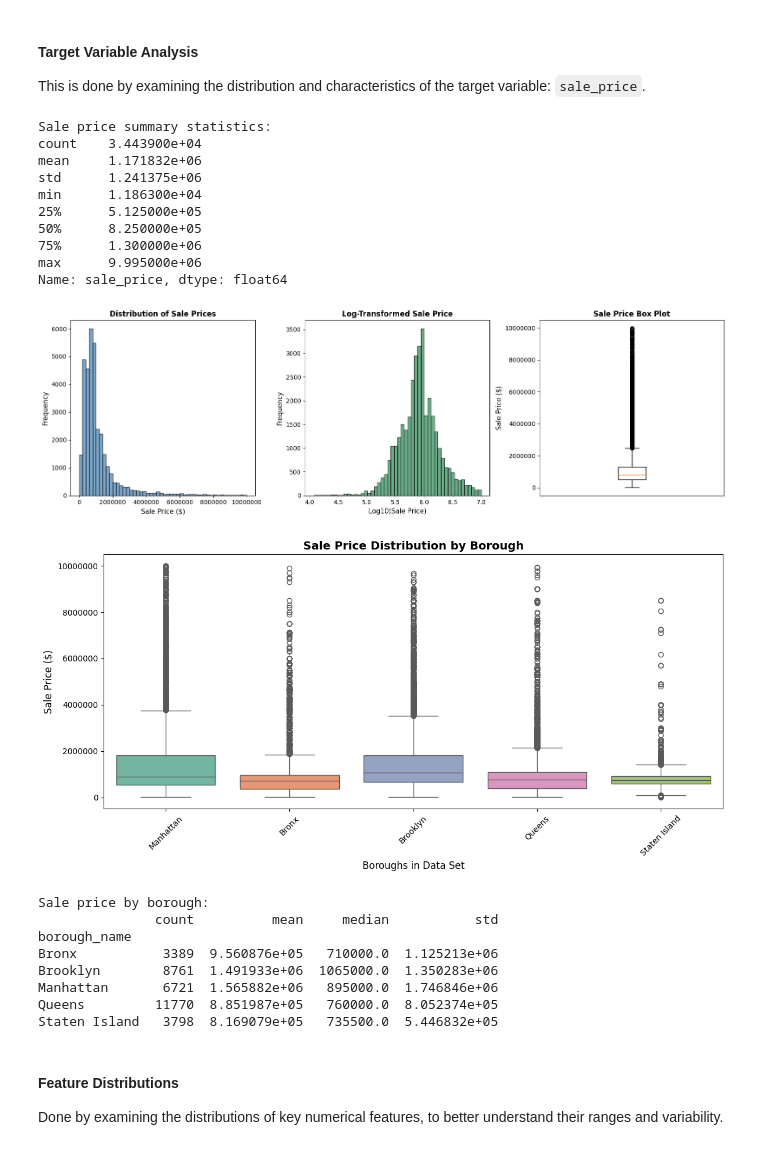
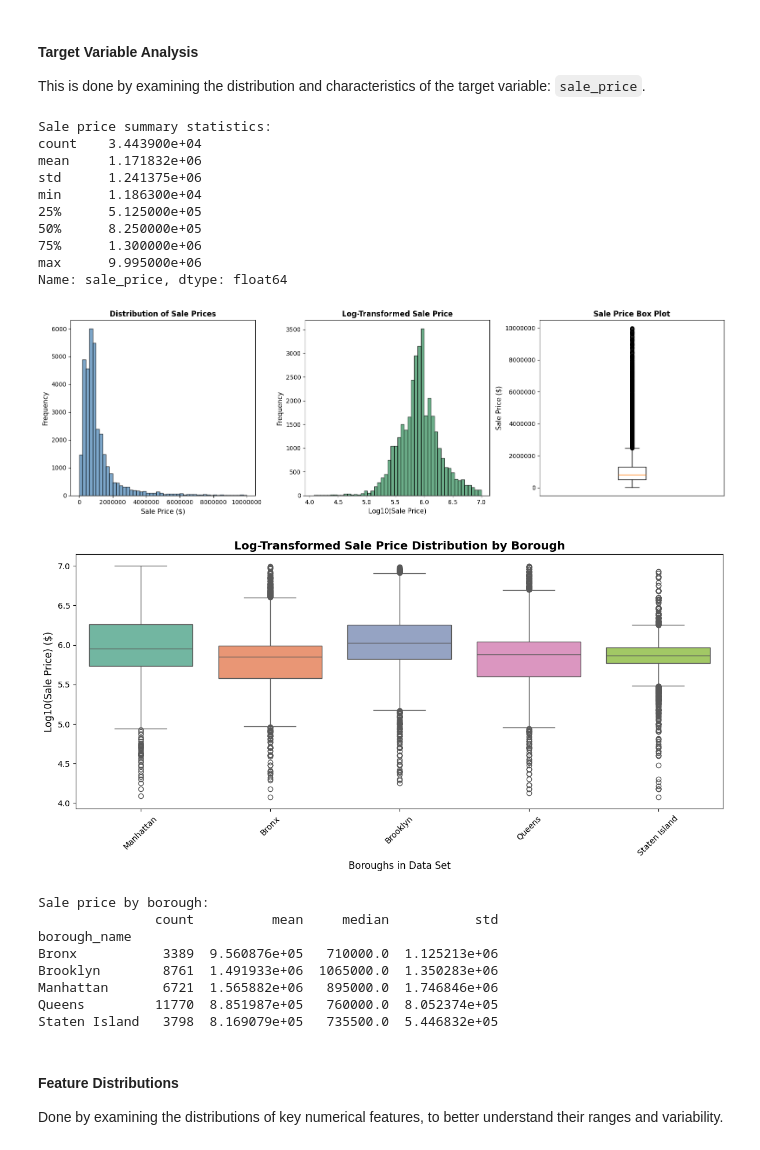
Before and after one commit to celina-ayl/capstone_project, a Jupyter notebook: capstone_project.ipynb, the cells around one changed output. Drawn from its saved outputs; the diff is of its cells as text; code cells hidden in the pictures.

```diff
--- a/capstone_project.ipynb
+++ b/capstone_project.ipynb
@@ -138,37 +138,37 @@ df['borough_name'] = df['borough_x'].map(borough_names) # create new column with
 plt.figure(figsize=(12, 6))
 sns.boxplot(
     data=df,
     x='borough_name',
-    y='sale_price',
+    y=np.log10(df['sale_price']),
     hue='borough_name',
     palette='Set2',
     legend=False
 )
 # customizing the plots
 plt.xlabel('Boroughs in Data Set', fontsize=12) # x-axis label
-plt.ylabel('Sale Price ($)', fontsize=12) # y-axis label
-plt.title('Sale Price Distribution by Borough', fontsize=14, fontweight='bold') # title
+plt.ylabel('Log10(Sale Price) ($)', fontsize=12) # y-axis label
+plt.title('Log-Transformed Sale Price Distribution by Borough', fontsize=14, fontweight='bold') # title
 plt.xticks(rotation=45) # rotate x-axis labels for better readability
 plt.ticklabel_format(style='plain', axis='y') # prevent scientific notation on y-axis
 plt.tight_layout() # adjust layout
 plt.show() # show plots
 
 # summary by borough of sale price
 print("\nSale price by borough:")
 print(df.groupby('borough_name')['sale_price'].agg(['count', 'mean', 'median', 'std']))
 # %% [output]
 Sale price summary statistics:
 count    3.443900e+04
 mean     1.171832e+06
 std      1.241375e+06
 min      1.186300e+04
 25%      5.125000e+05
 50%      8.250000e+05
 75%      1.300000e+06
 max      9.995000e+06
 Name: sale_price, dtype: float64
 [figure]
-[figure, old version]
+[figure, new version]
 Sale price by borough:
                count          mean     median           std
 borough_name
```
Also changed, not shown: parts of 4 cells of this notebook.
